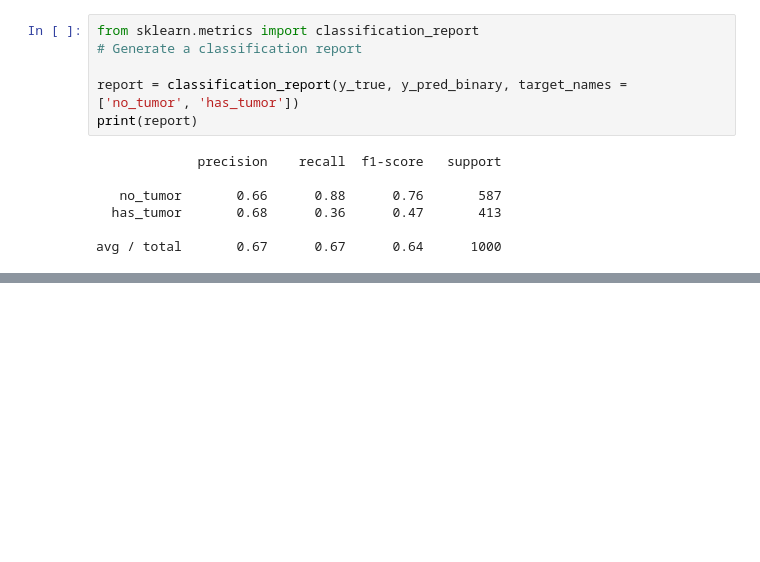
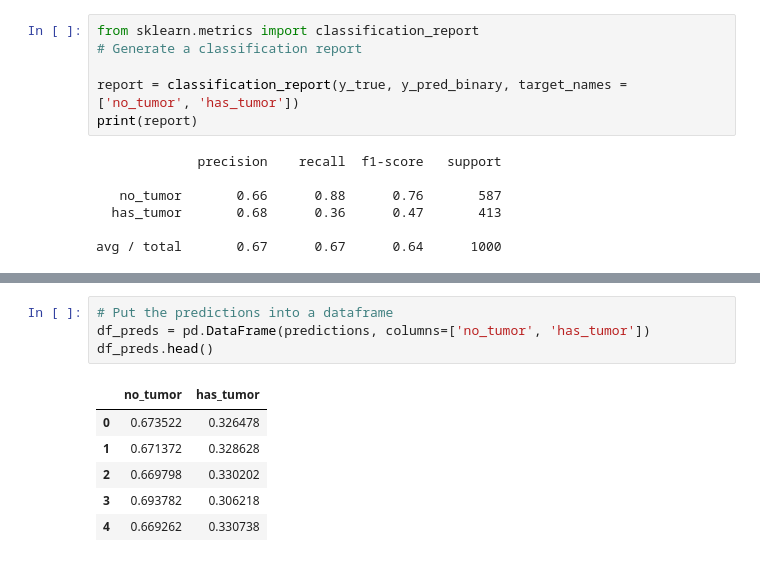
Before and after one commit to billaram/kaggle_works, a Jupyter notebook: histopathologic_cancer_detection.ipynb, the cells around one changed output, grey strips where cells are left out. Saved outputs shown, nothing was run; the diff lists cells and outputs as text; blank space fills up the shorter version.

```diff
--- a/histopathologic_cancer_detection.ipynb
+++ b/histopathologic_cancer_detection.ipynb
@@ -460,0 +531,11 @@ avg / total       0.67      0.67      0.64      1000
+# %%
+# Put the predictions into a dataframe
+df_preds = pd.DataFrame(predictions, columns=['no_tumor', 'has_tumor'])
+df_preds.head()
+# %% [output]
+|  | no_tumor | has_tumor |
+| 0 | 0.673522 | 0.326478 |
+| 1 | 0.671372 | 0.328628 |
+| 2 | 0.669798 | 0.330202 |
+| 3 | 0.693782 | 0.306218 |
+| 4 | 0.669262 | 0.330738 |
```
Also changed, not shown: parts of 10 cells of this notebook.
